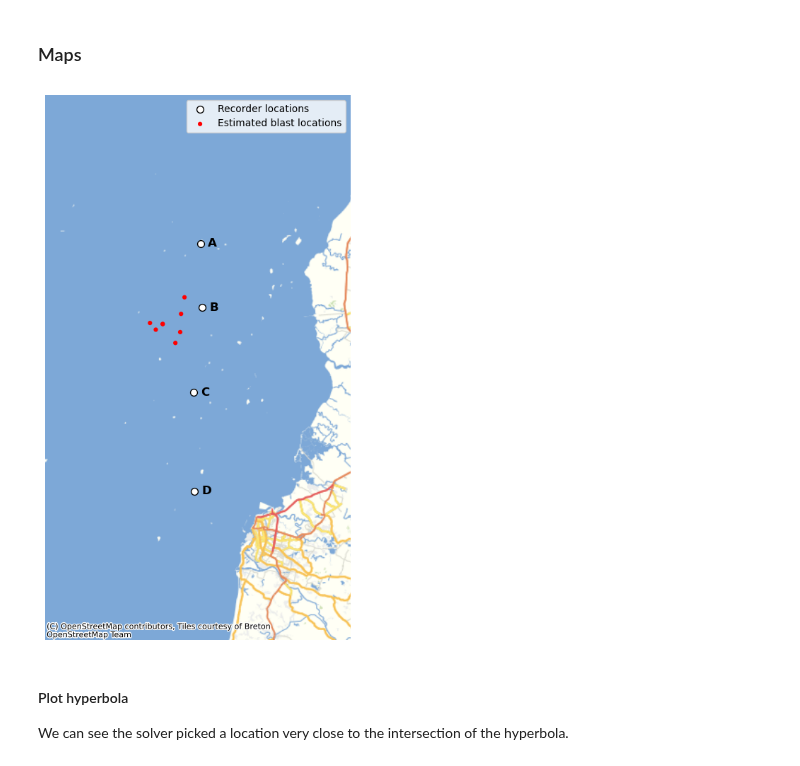
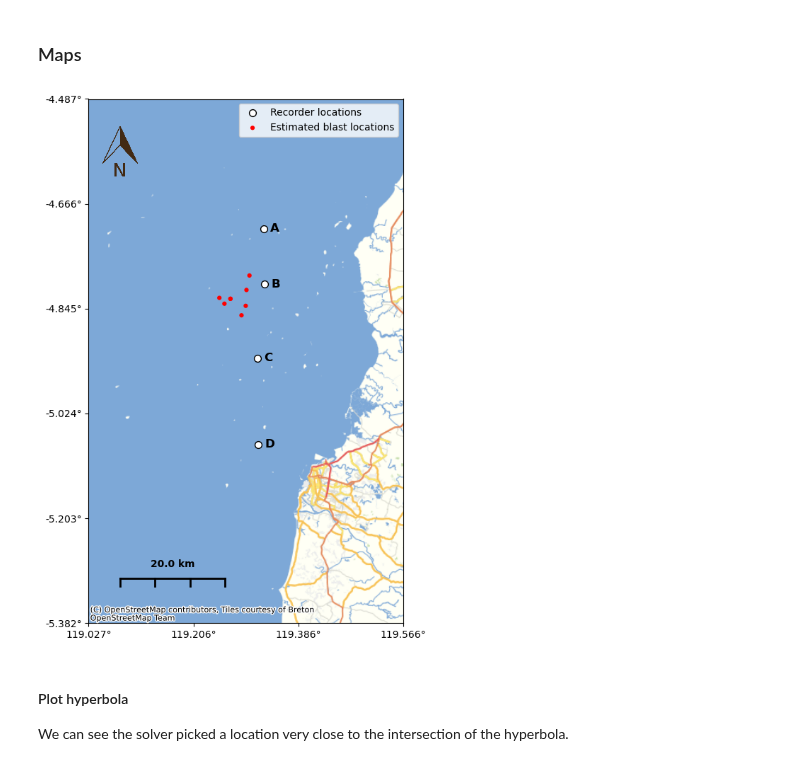
Before and after one commit to BenUCL/Bomb-Fishing, a Jupyter notebook: code/misc/acoustic_localization_notebook.ipynb, the cells around one changed output. Cells and saved outputs as stored; diff of their text form; code cells hidden in the pictures.

Commit message:
add north arr, scaelbar, axis ticks to maps

```diff
--- a/code/misc/acoustic_localization_notebook.ipynb
+++ b/code/misc/acoustic_localization_notebook.ipynb
@@ -694,37 +776,62 @@ rec_gdf.plot(ax=ax, marker="o", facecolor="white", edgecolor="black", markersize
 src_gdf.plot(ax=ax, marker="o", facecolor="red", edgecolor="none", markersize=20, label="Estimated blast locations")
 
 # annotate each recorder with its label and jitter label position
 dx = 1200  # label offset to right in metrees
 for _, row in rec_gdf.iterrows():
     ax.text(
         row.geometry.x + dx,
         row.geometry.y,
         row["label"],
         color="black",
         fontsize=12,
         fontweight="bold",
         ha="left",    # align text to the left of its anchor
         va="center",
     )
 
 # Zoom
 zoom_amount = 0.6
 xmin, ymin, xmax, ymax = rec_gdf.total_bounds
 buf = max(xmax - xmin, ymax - ymin) * zoom_amount
 ax.set_xlim(xmin - buf, xmax + buf)
 ax.set_ylim(ymin - buf, ymax + buf)
 
+
 # Basemap
 provider = ctx.providers.OpenStreetMap.CAT
 ctx.add_basemap(ax, source=provider, crs="EPSG:3857")
 
-# tidy up
-ax.legend(loc="upper right")
-ax.set_axis_off()
+# Add north arrow
+add_north_arrow(ax, location="upper left", size=0.04)
+
+# Add scale bar
+SCALE_BAR_LEN = 20_000  # in metres
+add_scalebar(ax, length=SCALE_BAR_LEN, location="lower left", tick_count=4)
+
+# Enable lat/lon tick labels on the existing axes ===
+# Turn the axes back on so tick lines appear:
+ax.set_axis_on()
+ax.xaxis.set_ticks_position("bottom")
+ax.yaxis.set_ticks_position("left")
+ax.tick_params(axis="both", labelsize=10)
+
+# Format ticks as degrees:
+ax.xaxis.set_major_formatter(mticker.FuncFormatter(make_x_formatter(decimals=3)))
+ax.yaxis.set_major_formatter(mticker.FuncFormatter(make_y_formatter(decimals=3)))
+
+# Show only every second tick on x axis to avoid clutter
+xticks = ax.get_xticks()
+ax.set_xticks(xticks[::2])
+yticks = ax.get_yticks()
+ax.set_yticks(yticks[::1])
+
+# Legend and final layout
+ax.legend(loc="upper right", fontsize=10)
+#ax.set_axis_off()  # hides only the frame, but keeps tick labels
 plt.tight_layout()
 plt.show()
 # %% [output]
-[figure, old version]
+[figure, new version]
 # %% [markdown]
 #### Plot hyperbola
 We can see the solver picked a location very close to the intersection of the hyperbola.
```
Also changed, not shown: parts of 4 cells of this notebook.
